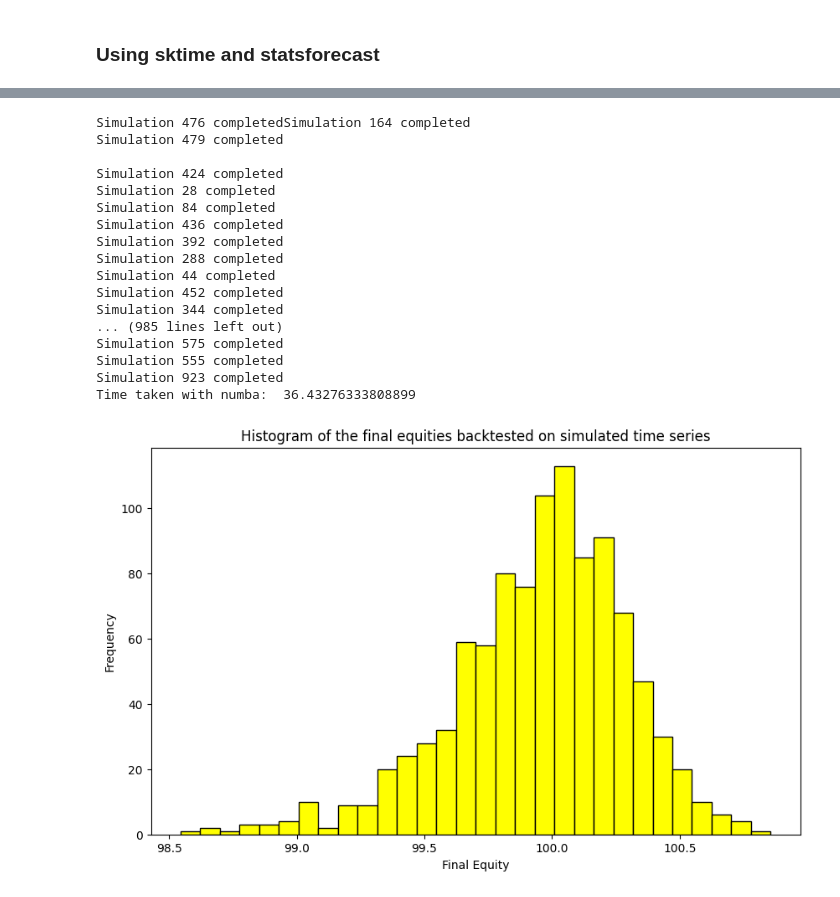
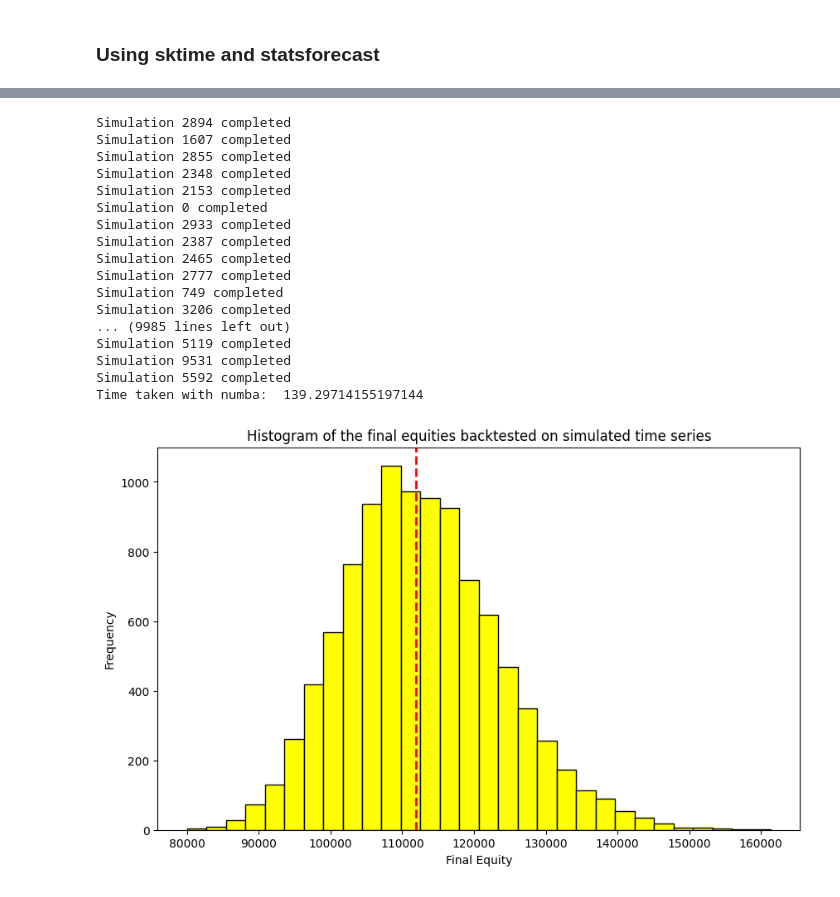
Before and after one commit to edoardoCame/PythonMiniTutorials, a Jupyter notebook: time series models/...To practice/ts simulation ARIMA.ipynb, the cells around one changed output, grey strips where cells are left out. Saved outputs shown, nothing was run; the diff lists cells and outputs as text; code cells hidden in the pictures.

Commit message:
added chart

```diff
--- a/time series models/...To practice/ts simulation ARIMA.ipynb
+++ b/time series models/...To practice/ts simulation ARIMA.ipynb
@@ -118,55 +120,61 @@ exec(response.text)
 from time import time
 from numba import prange
 @njit(fastmath = True, parallel=True) #we use the njit decorator to speed up the function
-def MonteCarloOptimizer(data, num_simulations, window, num_std_devs, fees_percentage, starting_cash):
+def MonteCarloOptimizer(data, num_simulations, window, num_std_devs, slippage=0.00002, starting_cash = 100000):
     simulated_series = ThousandSimulations(data, num_simulations)
     montecarlo_equities = np.zeros((len(data), num_simulations))
 
     splitter = num_simulations/2 #we split the simulations in two to run them in parallel
 
     for i in prange(0, int(splitter)):
-        montecarlo_equities[:,i] = backtest_bollinger_bands(simulated_series[:,i], window=window, num_std_devs=num_std_devs, fees_percentage=fees_percentage, starting_cash=starting_cash)
+        montecarlo_equities[:,i] = backtest_bollinger_bands(simulated_series[:,i], window=window, num_std_devs=num_std_devs, slippage=0.00002, starting_cash=starting_cash)
         print(f"Simulation {i} completed")
 
 
     for i in prange(int(splitter), num_simulations):
-        montecarlo_equities[:,i] = backtest_bollinger_bands(simulated_series[:,i], window=window, num_std_devs=num_std_devs, fees_percentage=fees_percentage, starting_cash=starting_cash)
+        montecarlo_equities[:,i] = backtest_bollinger_bands(simulated_series[:,i], window=window, num_std_devs=num_std_devs, slippage=0.00002, starting_cash=starting_cash)
         print(f"Simulation {i} completed")
 
     return montecarlo_equities
 # %%
 start = time()
-montecarlo_equities = MonteCarloOptimizer(data=close, num_simulations=1000, window=60, num_std_devs=5, fees_percentage=0, starting_cash=100)
+montecarlo_equities = MonteCarloOptimizer(data=close, num_simulations=10000, window=60, num_std_devs=1, slippage=0.00002, starting_cash=100000)
 print("Time taken with numba: ", time()-start)
 
 last_rows = montecarlo_equities[-1,:]
 import matplotlib.pyplot as plt
 from matplotlib.ticker import ScalarFormatter
 %matplotlib inline
 plt.figure(figsize=(10, 6))
 plt.hist(last_rows, bins=30, edgecolor='black', color='yellow')
 plt.title('Histogram of the final equities backtested on simulated time series')
 plt.xlabel('Final Equity')
 plt.ylabel('Frequency')
 plt.gca().xaxis.set_major_formatter(ScalarFormatter(useOffset=False))
+# Calculate the median
+median_value = np.median(last_rows)
+# Plot the median line
+plt.axvline(median_value, color='red', linestyle='dashed', linewidth=2, label=f'Median: {median_value:.2f}')
+
+
 
 plt.show()
 # %% [output]
-Simulation 476 completedSimulation 164 completed
-Simulation 479 completed
-
-Simulation 424 completed
-Simulation 28 completed
-Simulation 84 completed
-Simulation 436 completed
-Simulation 392 completed
-Simulation 288 completed
-Simulation 44 completed
-Simulation 452 completed
-Simulation 344 completed
-... (985 lines left out)
-Simulation 575 completed
-Simulation 555 completed
-Simulation 923 completed
-Time taken with numba:  36.43276333808899
+Simulation 2894 completed
+Simulation 1607 completed
+Simulation 2855 completed
+Simulation 2348 completed
+Simulation 2153 completed
+Simulation 0 completed
+Simulation 2933 completed
+Simulation 2387 completed
+Simulation 2465 completed
+Simulation 2777 completed
+Simulation 749 completed
+Simulation 3206 completed
+... (9985 lines left out)
+Simulation 5119 completed
+Simulation 9531 completed
+Simulation 5592 completed
+Time taken with numba:  139.29714155197144
-[figure, old version]
+[figure, new version]
```
Also changed, not shown: parts of 3 cells of this notebook.
